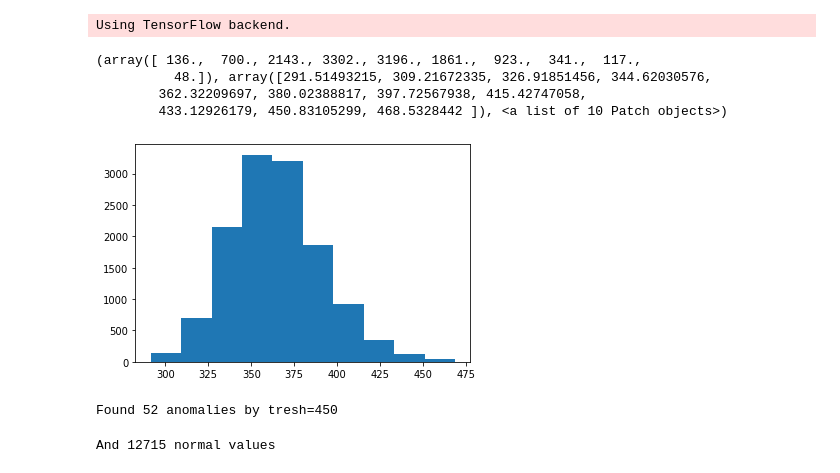
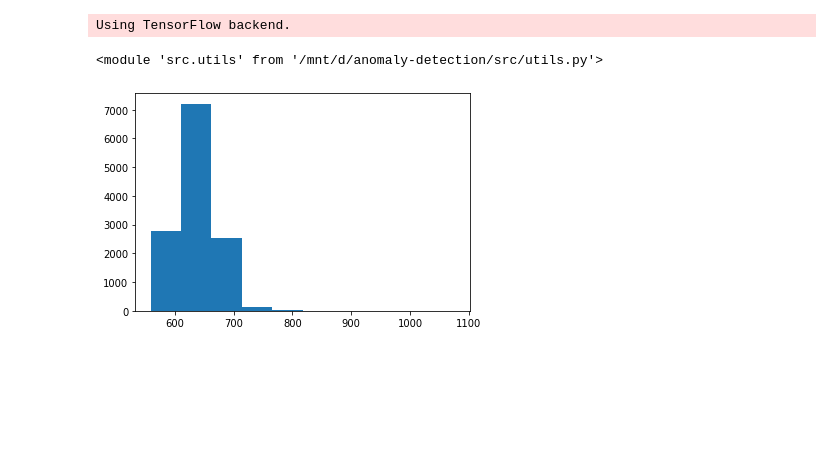
Before and after one commit to elch10/anomaly-detection, a Jupyter notebook: notebooks/lstm.ipynb, the cells around one changed output. Cells and saved outputs as stored; diff of their text form; code cells hidden in the pictures; blank space fills up the shorter version.

Commit message:
LSTM model

```diff
--- a/notebooks/lstm.ipynb
+++ b/notebooks/lstm.ipynb
@@ -21,6 +16,6 @@ data.plot(subplots=True, layout=(7, 6), ax=plt.gca());
 # %%
-from src.utils import rolling_window
-window_length = 32
+from src.features.build_features import rolling_window
+window_length = 64
 prediction_len = 2
 
 X = rolling_window(data, window_length, 0)[:-prediction_len]
@@ -42,9 +37,10 @@ build_params = dict(
 
 fit_params = dict(
     batch_size=64,
-    epochs=10,
+    epochs=20,
     verbose=1,
-    callbacks=[keras.callbacks.ReduceLROnPlateau()]
+    callbacks=[keras.callbacks.ReduceLROnPlateau(patience=5),
+               keras.callbacks.EarlyStopping(min_delta=0.01, patience=10)]
 )
 # %% [output]
 Using TensorFlow backend.
@@ -136,7 +117,7 @@ _________________________________________________________________
 # %% [markdown]
 ## Load and predict anomalies
 # %%
-def compute_diff(model, X):
+def compute_diff(model, X, y):
     prediction = model.predict(X)
     return np.abs(y-prediction).sum(axis=2).sum(axis=1)
 
@@ -150,0 +134,6 @@ Using TensorFlow backend.
+# %%
+import importlib
+import src.utils
+importlib.reload(src.utils)
+# %% [output]
+<module 'src.utils' from '/mnt/d/anomaly-detection/src/utils.py'>
@@ -151,21 +142,10 @@ Using TensorFlow backend.
+# %%
+from src.utils import insert_anomalies
+anomalies_amount = 300
+X, anomaly_idxs = insert_anomalies(X, anomalies_amount, 1)
+anomaly_idxs = anomaly_idxs[..., 0]
 # %%
-diff = compute_diff(model, X)
-plt.hist(diff)
+diff = compute_diff(model, X, y)
+plt.hist(diff);
 # %% [output]
-(array([ 136.,  700., 2143., 3302., 3196., 1861.,  923.,  341.,  117.,
-          48.]), array([291.51493215, 309.21672335, 326.91851456, 344.62030576,
-        362.32209697, 380.02388817, 397.72567938, 415.42747058,
-        433.12926179, 450.83105299, 468.5328442 ]), <a list of 10 Patch objects>)
-[figure, old version]
+[figure, new version]
-# %%
-tresh = 450
-anomaly_ids = find_anomaly(diff, tresh)
-print(f'Found {len(anomaly_ids)} anomalies by tresh={tresh}')
-# %% [output]
-Found 52 anomalies by tresh=450
-# %%
-from src.utils import inverse_ids
-normal_ids = inverse_ids(anomaly_ids, len(X))
-print(f'And {len(normal_ids)} normal values')
-# %% [output]
-And 12715 normal values
```
Also changed, not shown: parts of 11 cells of this notebook, 2 other files.
